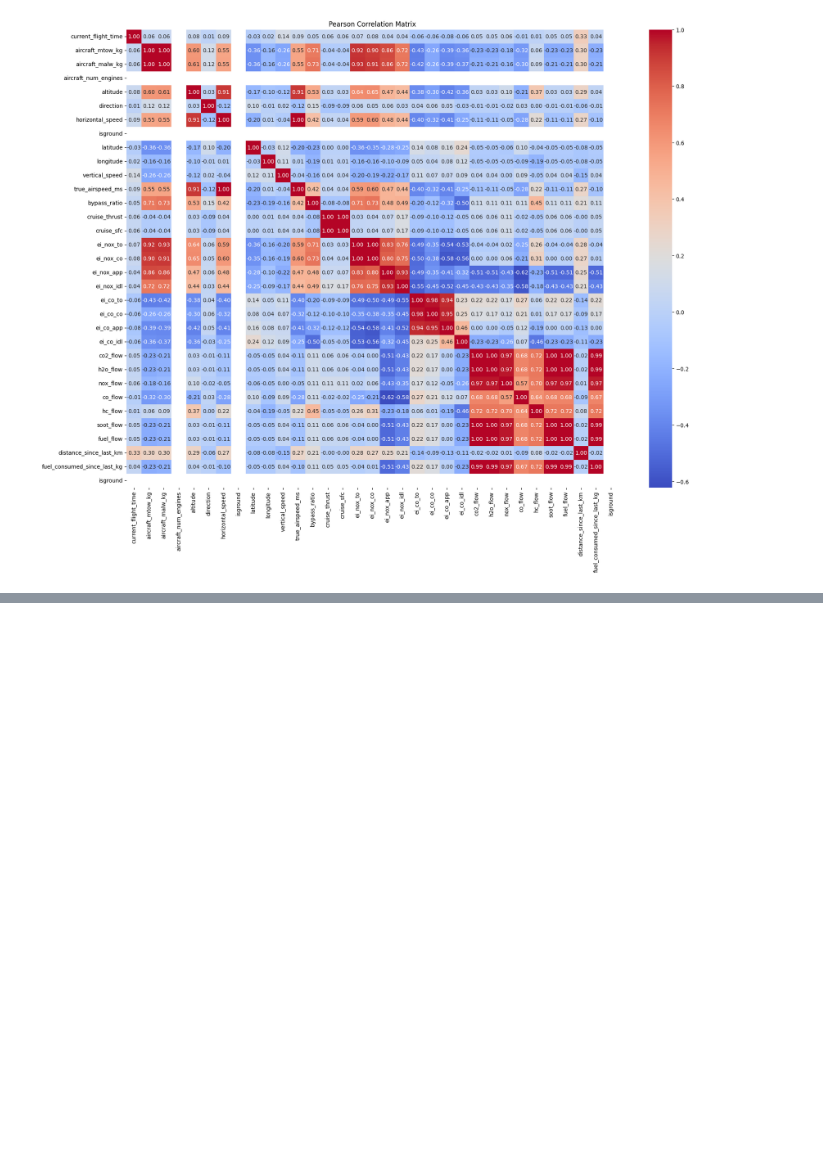
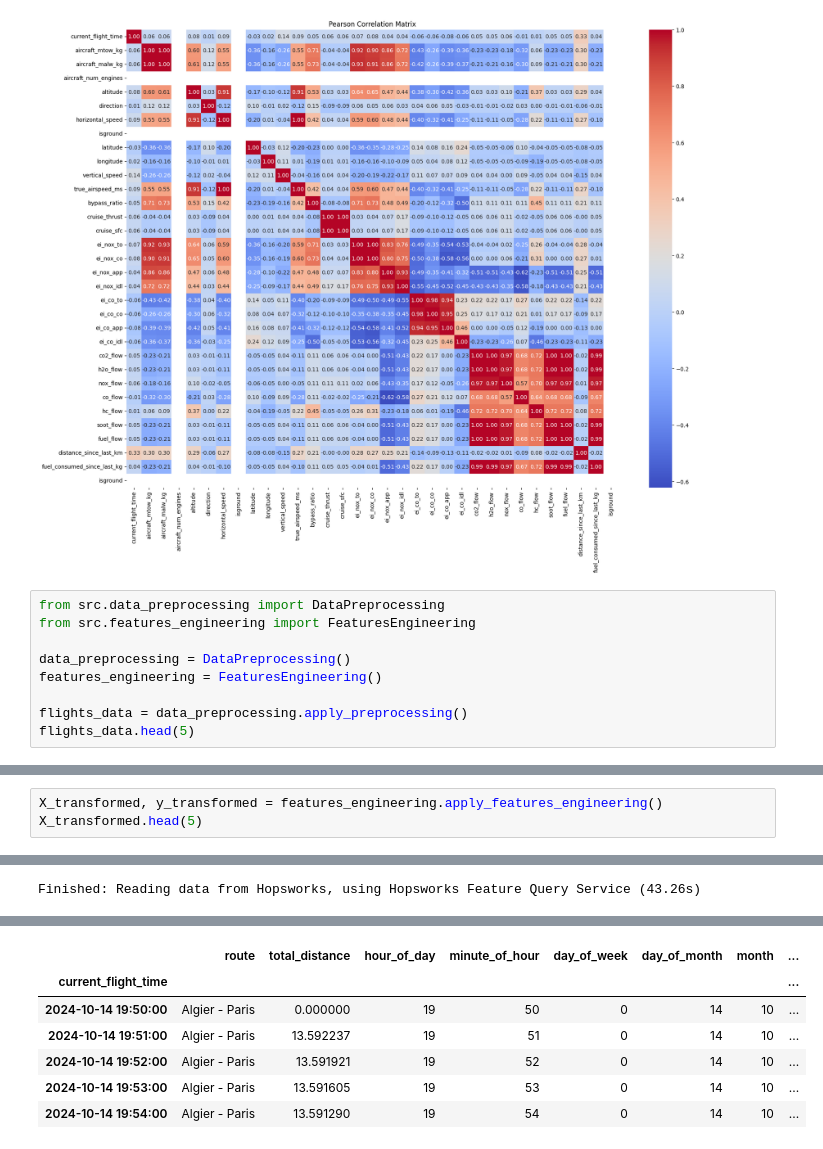
Before and after one commit to Ramane23/real-time-ml-fuel-estimator, a Jupyter notebook: services/fuel_predictor/notebooks/EDA.ipynb, the cells around one changed output, grey strips where cells are left out. Drawn from its saved outputs; the diff is of its cells as text; blank space fills up the shorter version.

```diff
--- a/services/fuel_predictor/notebooks/EDA.ipynb
+++ b/services/fuel_predictor/notebooks/EDA.ipynb
@@ -290,3 +290,12 @@ plt.title("Pearson Correlation Matrix")
 # %% [output]
 Text(0.5, 1.0, 'Pearson Correlation Matrix')
 [figure]
+# %%
+from src.data_preprocessing import DataPreprocessing
+from src.features_engineering import FeaturesEngineering
+
+data_preprocessing = DataPreprocessing()
+features_engineering = FeaturesEngineering()
+
+flights_data = data_preprocessing.apply_preprocessing()
+flights_data.head(5)
@@ -292,0 +337,4 @@ Text(0.5, 1.0, 'Pearson Correlation Matrix')
+# %%
+X_transformed, y_transformed = features_engineering.apply_features_engineering()
+X_transformed.head(5)
+# %% [output]
@@ -292,0 +343 @@ Text(0.5, 1.0, 'Pearson Correlation Matrix')
+Finished: Reading data from Hopsworks, using Hopsworks Feature Query Service (43.26s)
@@ -292,0 +361,7 @@ Text(0.5, 1.0, 'Pearson Correlation Matrix')
+|  | route | total_distance | hour_of_day | minute_of_hour | day_of_week | day_of_month | month | ... |
+| current_flight_time |  |  |  |  |  |  |  | ... |
+| 2024-10-14 19:50:00 | Algier - Paris | 0.000000 | 19 | 50 | 0 | 14 | 10 | ... |
+| 2024-10-14 19:51:00 | Algier - Paris | 13.592237 | 19 | 51 | 0 | 14 | 10 | ... |
+| 2024-10-14 19:52:00 | Algier - Paris | 13.591921 | 19 | 52 | 0 | 14 | 10 | ... |
+| 2024-10-14 19:53:00 | Algier - Paris | 13.591605 | 19 | 53 | 0 | 14 | 10 | ... |
+| 2024-10-14 19:54:00 | Algier - Paris | 13.591290 | 19 | 54 | 0 | 14 | 10 | ... |
```
Also changed, not shown: parts of 4 cells of this notebook, 1 other file.
